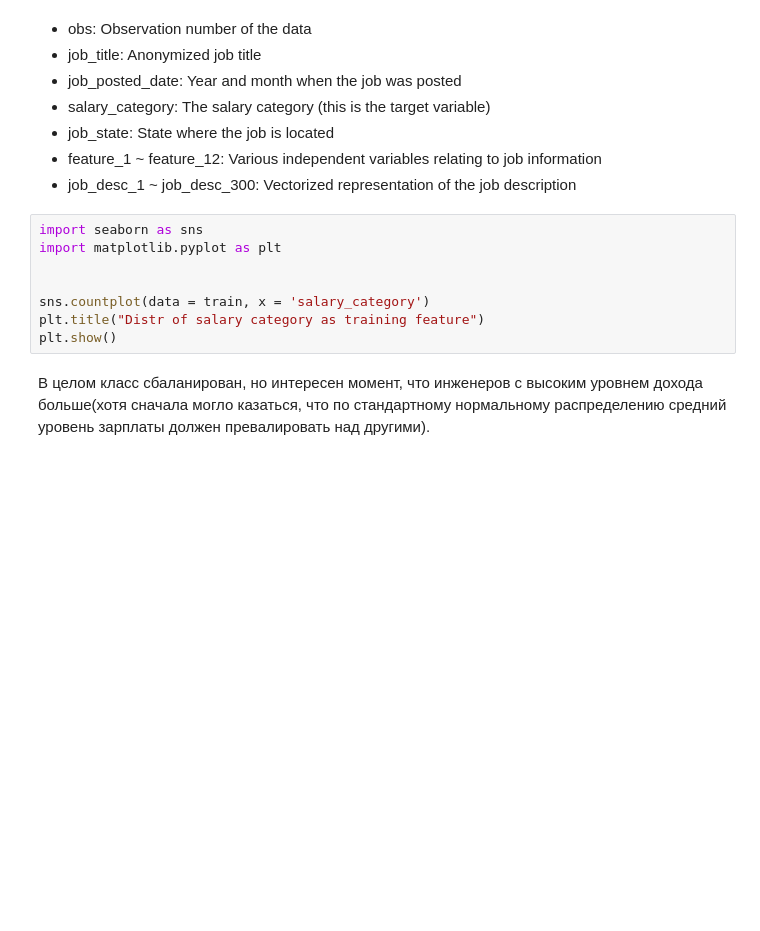
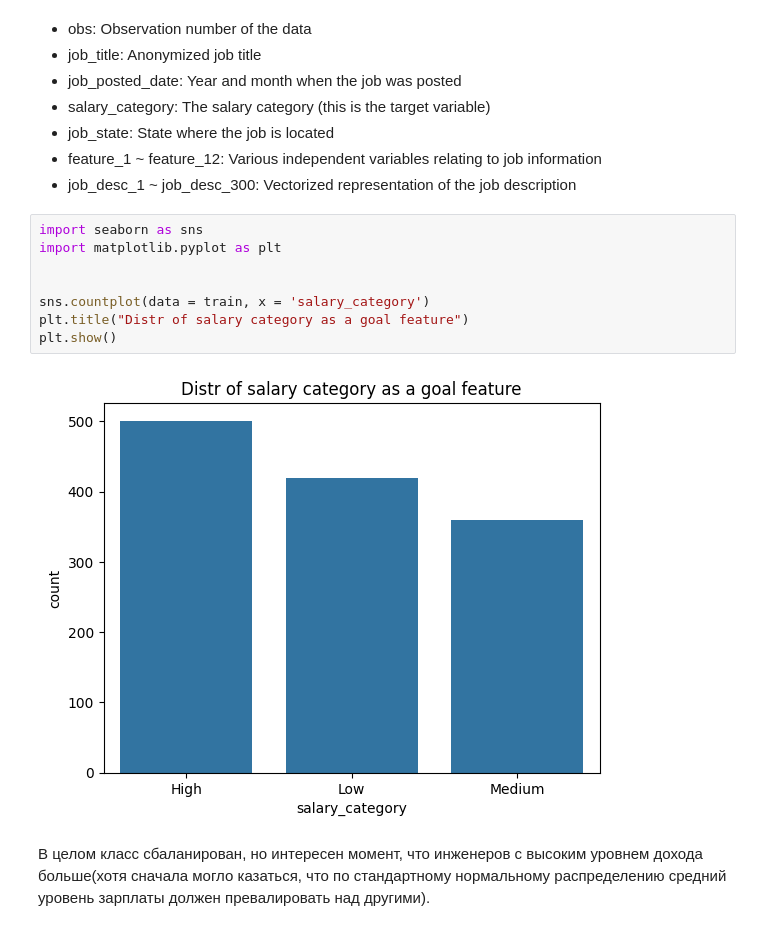
Before and after one commit to PrUuH/PAC-Competition, a Jupyter notebook: comp.ipynb, the cells around one changed output. Saved outputs shown, nothing was run; the diff lists cells and outputs as text; blank space fills up the shorter version.

```diff
--- a/comp.ipynb
+++ b/comp.ipynb
@@ -24,11 +42,13 @@ print(train.isnull().sum())
 # %%
 import seaborn as sns
 import matplotlib.pyplot as plt
 
 
 sns.countplot(data = train, x = 'salary_category')
-plt.title("Distr of salary category as training feature")
+plt.title("Distr of salary category as a goal feature")
 plt.show()
+# %% [output]
+[figure, added]
 # %% [markdown]
 В целом класс сбаланирован, но интересен момент, что инженеров с высоким уровнем дохода больше(хотя сначала могло казаться, что по стандартному нормальному распределению средний уровень зарплаты должен превалировать над другими).
 # %%
```
Also changed, not shown: parts of 13 cells of this notebook.
